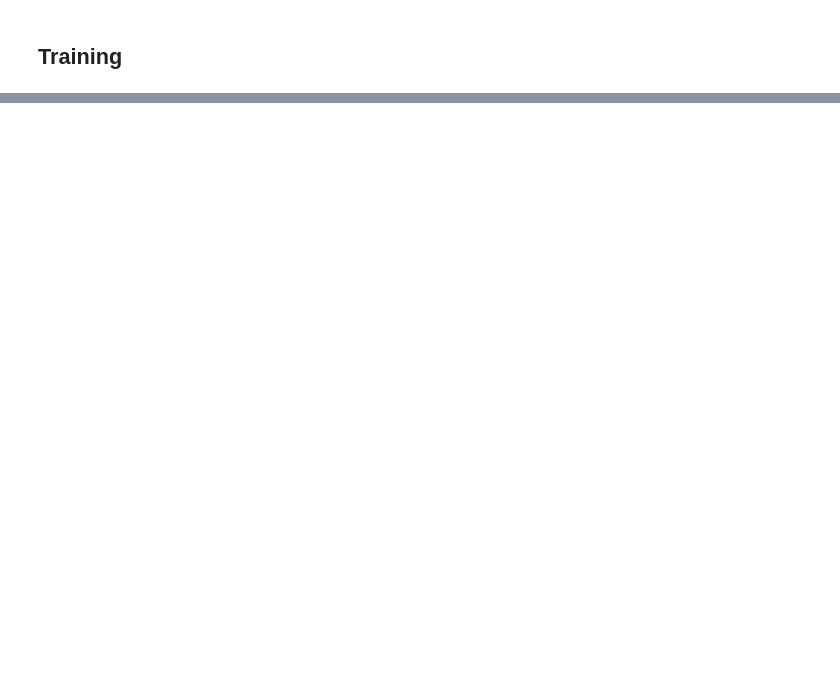
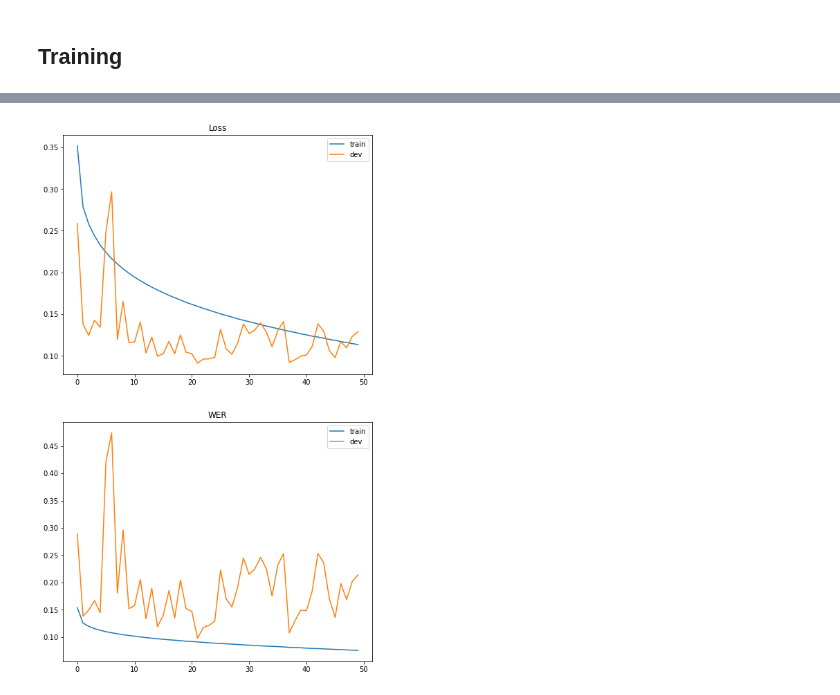
Before and after one commit to SharonKIDC/REC-ACE, a Jupyter notebook: train_pipeline.ipynb, the cells around one changed output, grey strips where cells are left out. Saved outputs shown, nothing was run; the diff lists cells and outputs as text; code cells hidden in the pictures; blank space fills up the shorter version.

```diff
--- a/train_pipeline.ipynb
+++ b/train_pipeline.ipynb
@@ -223,0 +243,13 @@ KeyboardInterrupt:
+# %%
+orig_model = RecACEWrapModel(t5_type=t5_type, model_type='original', bin_size=bin_size, use_pretrained=True)
+orig_model.to(DEVICE)
+
+orig_criterion = torch.nn.CrossEntropyLoss()
+orig_optimizer = torch.optim.Adam(orig_model.parameters(), lr=1e-4)
+
+orig_model, orig_metrics = training(model=orig_model,
+                          n_epochs=3 if debug else 50,
+                          train_data=train_loader,
+                          dev_data=dev_loader,
+                          optimizer=orig_optimizer,
+                          criterion=orig_criterion)
@@ -223,0 +282,4 @@ KeyboardInterrupt:
+# %%
+plot_graphs(orig_metrics)
+# %% [output]
+[figure, added]
```
Also changed, not shown: parts of 18 cells of this notebook.
